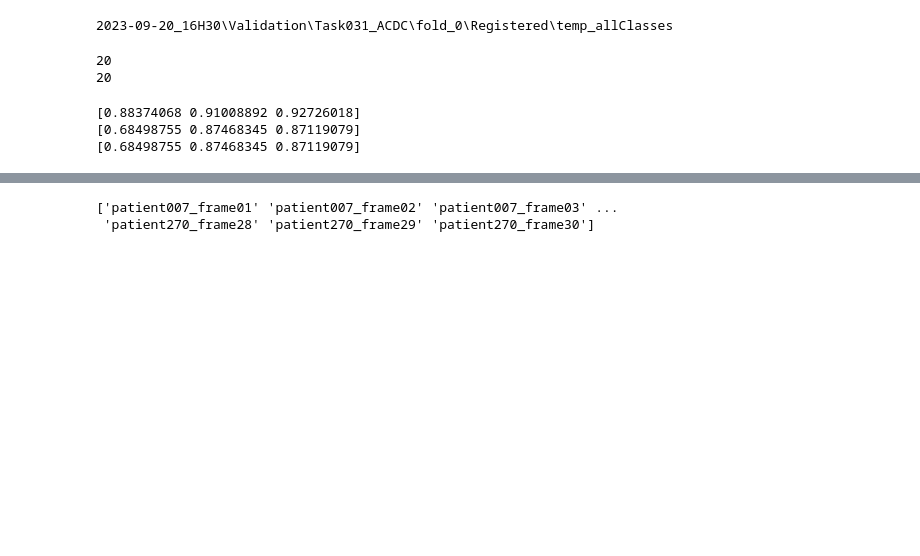
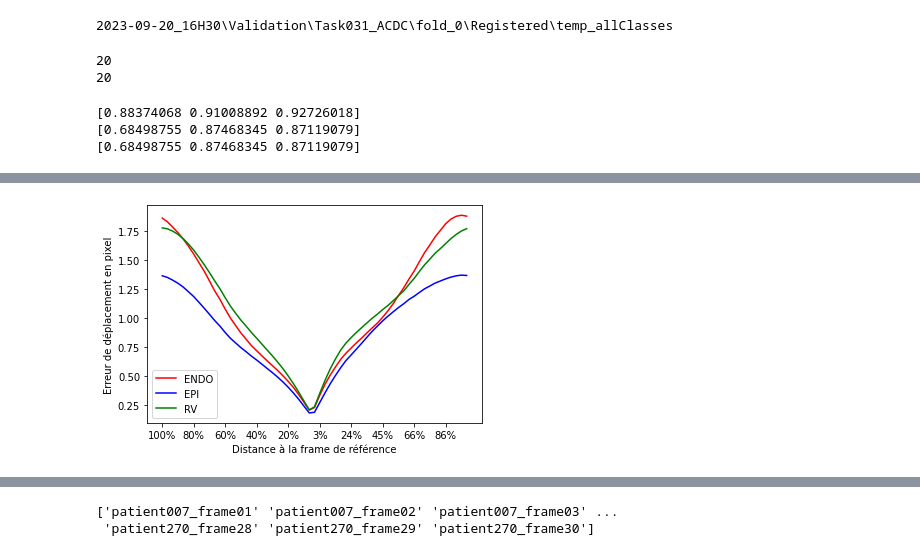
Before and after one commit to nicolas1805961/Cardiac-Segmentation-Optical-flow, a Jupyter notebook: nnunet/experiment.ipynb, the cells around one changed output, grey strips where cells are left out. Saved outputs shown, nothing was run; the diff lists cells and outputs as text; code cells hidden in the pictures; blank space fills up the shorter version.

Commit message:
writing media flow article

```diff
--- a/nnunet/experiment.ipynb
+++ b/nnunet/experiment.ipynb
@@ -3307,5 +4598,15 @@ a.strip()
-# %%
-path_list = glob(os.path.join('voxelmorph_data', '*.npz'))
-path_list = [x + '\n' for x in path_list]
-with open('list.txt', 'w') as f:
-    f.writelines(path_list)
+# %%
+%matplotlib qt
+
+import matplotlib.pyplot as plt
+import json
+
+with open(r'Loss_testings_Lib\2023-10-08_19H29\Validation\Task032_Lib\fold_0\Flow\validation_raw\summary.json', 'rb') as f:
+    data = json.load(f)
+    patient_data = data['all'][30]
+
+fig, ax = plt.subplots(1, 1)
+ax.plot(patient_data['ENDO_mae'], 'r', label='ENDO')
+ax.plot(patient_data['EPI_mae'], 'b', label='EPI')
+ax.plot(patient_data['RV_mae'], 'g', label='RV')
+ax.legend()
@@ -3311,0 +4619,63 @@ with open('list.txt', 'w') as f:
+# %%
+from scipy import interpolate
+import json
+import numpy as np
+import matplotlib.pyplot as plt
+from matplotlib.ticker import FormatStrFormatter
+
+#with open(r'Loss_testings_Lib\2023-10-08_19H29\Validation\Task032_Lib\fold_0\Flow\validation_raw\summary.json', 'rb') as f:
+#    data = json.load(f)
+#    patient_data_list = data['all']
+
+with open(r"C:\Users\Portal\Documents\voxelmorph\2023-11-06_10H24\Validation\Task032_Lib\all_validation\Postprocessed\Flow\contour_metrics.json", 'rb') as f:
+    data = json.load(f)
+    patient_data_list = data['all']
+
+m = max([len(x['ENDO_mae']) for x in patient_data_list])
+
+y_new_list_endo = []
+y_new_list_epi = []
+y_new_list_rv = []
+for patient_data in patient_data_list:
+    for name, current_list in zip(['ENDO_mae', 'EPI_mae', 'RV_mae'], [y_new_list_endo, y_new_list_epi, y_new_list_rv]):
+        x = np.arange(0, len(patient_data[name]))
+        y = patient_data[name]
+        f = interpolate.interp1d(x, y)
+        x_new = np.linspace(0, len(patient_data[name]) - 1, m)
+        y_new = np.array(f(x_new))
+        current_list.append(y_new)
+
+endo = np.stack(y_new_list_endo, axis=0)
+epi = np.stack(y_new_list_epi, axis=0)
+rv = np.stack(y_new_list_rv, axis=0)
+
+endo = endo.mean(0)
+epi = epi.mean(0)
+rv = rv.mean(0)
+
+endo = np.roll(endo, shift=len(endo)//2)
+epi = np.roll(epi, shift=len(endo)//2)
+rv = np.roll(rv, shift=len(endo)//2)
+
+x1 = np.arange(1, len(endo)//2 + 1)
+x2 = np.arange(len(endo)//2 + 1, 0, step=-1)
+x1 = x1 / len(x1)
+x2 = x2 / len(x2)
+x = np.concatenate([x2, x1])
+print(len(endo))
+print(len(x))
+print(len(x1))
+print(len(x2))
+print(x)
+
+fig, ax = plt.subplots(1, 1)
+ax.set_xticks(np.arange(len(endo))[::6])
+ax.set_xticklabels([f'{s:.0%}' for s in x[::6]])
+ax.set_xlabel('Distance à la frame de référence')
+ax.set_ylabel('Erreur de déplacement en pixel')
+ax.plot(endo, 'r', label='ENDO')
+ax.plot(epi, 'b', label='EPI')
+ax.plot(rv, 'g', label='RV')
+ax.legend()
+plt.savefig('suivi_de_points.png', dpi=600)
+# %% [output]
@@ -3311,0 +4696 @@ with open('list.txt', 'w') as f:
+[figure, added]
```
Also changed, not shown: parts of 104 cells of this notebook, 59 other files.
